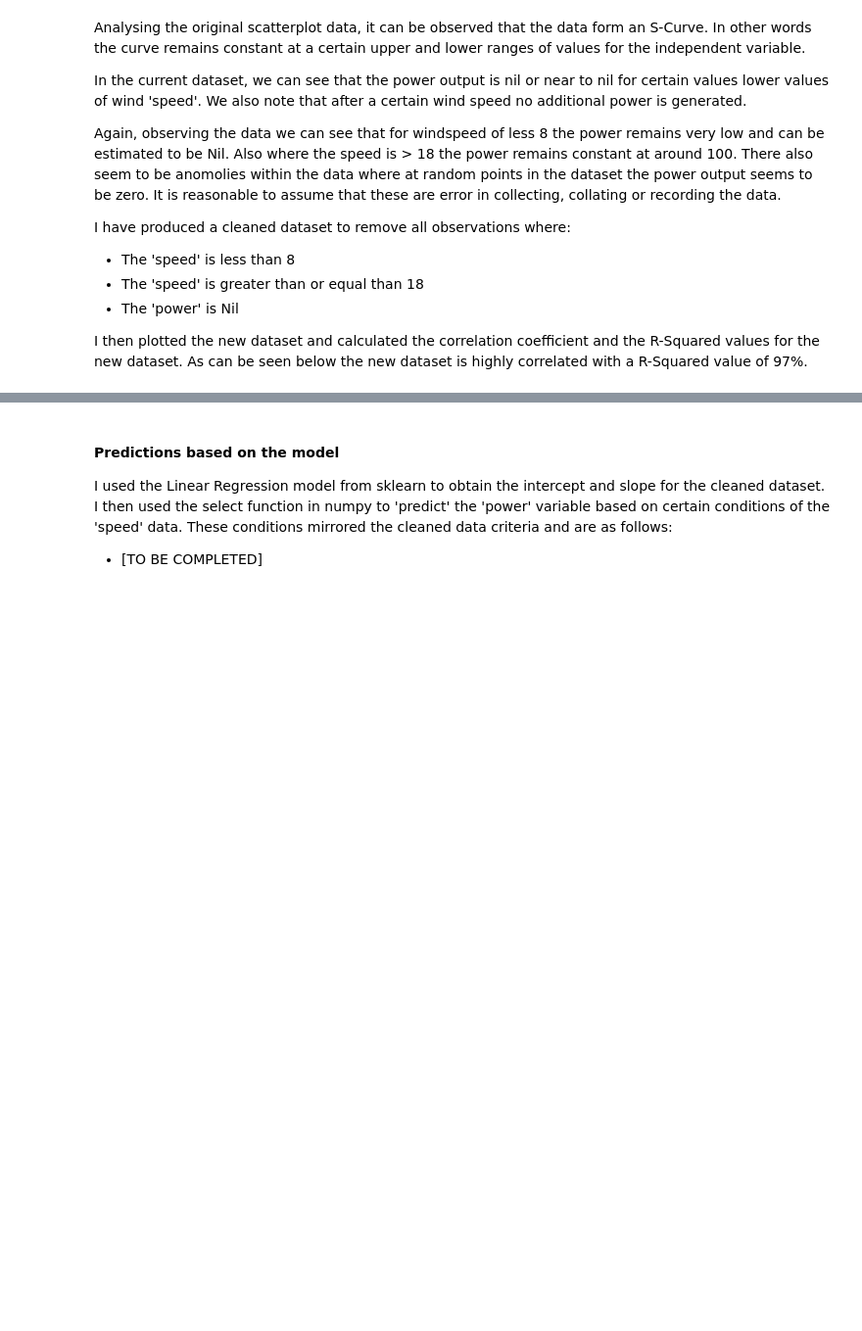
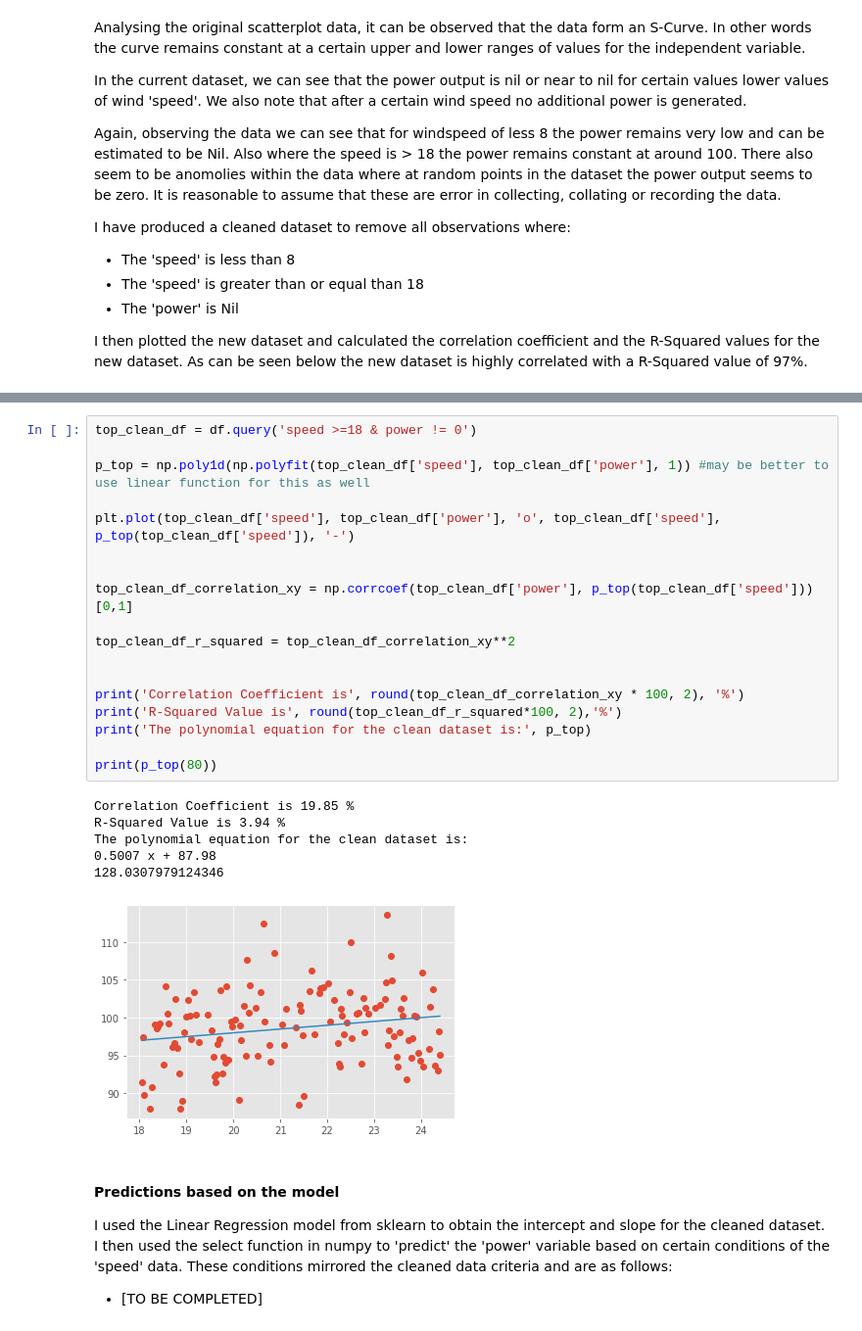
Before and after one commit to dssheldon/foda-project-sds, a Jupyter notebook: FoDA Project 2020.ipynb, the cells around one changed output, grey strips where cells are left out. Shown: that part at 98% size. Cells and saved outputs as stored; diff of their text form; blank space fills up the shorter version.

```diff
--- a/FoDA Project 2020.ipynb
+++ b/FoDA Project 2020.ipynb
@@ -351,3 +389,28 @@ R-Squared Value is 96.99 %
+# %%
+top_clean_df = df.query('speed >=18 & power != 0')
+
+p_top = np.poly1d(np.polyfit(top_clean_df['speed'], top_clean_df['power'], 1)) #may be better to use linear function for this as well
+
+plt.plot(top_clean_df['speed'], top_clean_df['power'], 'o', top_clean_df['speed'], p_top(top_clean_df['speed']), '-')
+
+
+top_clean_df_correlation_xy = np.corrcoef(top_clean_df['power'], p_top(top_clean_df['speed']))[0,1]
+
+top_clean_df_r_squared = top_clean_df_correlation_xy**2
+
+
+print('Correlation Coefficient is', round(top_clean_df_correlation_xy * 100, 2), '%')
+print('R-Squared Value is', round(top_clean_df_r_squared*100, 2),'%')
+print('The polynomial equation for the clean dataset is:', p_top)
+
+print(p_top(80))
+# %% [output]
+Correlation Coefficient is 19.85 %
+R-Squared Value is 3.94 %
+The polynomial equation for the clean dataset is:
+0.5007 x + 87.98
+128.0307979124346
+[figure, added]
 # %% [markdown]
 #### Predictions based on the model
 
```
Also changed, not shown: parts of 4 cells of this notebook.
